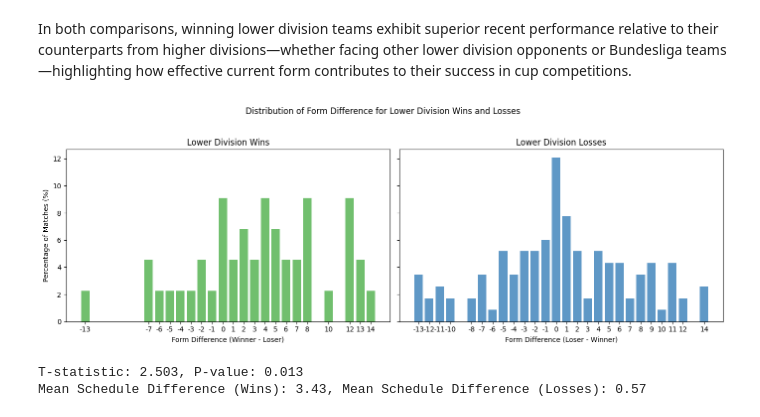
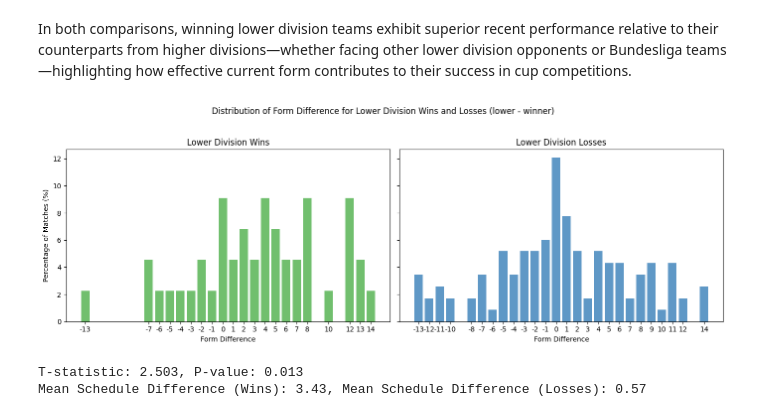
Before and after one commit to armin2080/DFB-Cup, a Jupyter notebook: notebook.ipynb, the cells around one changed output. Drawn from its saved outputs; the diff is of its cells as text; code cells hidden in the pictures.

```diff
--- a/notebook.ipynb
+++ b/notebook.ipynb
@@ -704,6 +706,6 @@ plt.show()
 # %%
 matches = pd.read_csv('datasets/final_datasets/cleaned_matches.csv')
-
+dfb_matches = pd.read_csv('datasets/final_datasets/dfb_matches.csv')
 
 matches = matches.drop_duplicates(subset=['match_link'], keep='last')
 
@@ -741,11 +743,23 @@ for index, row in winning_cases.iterrows():
         ((non_dfb_schedule['away_team'] == winner_team) & (non_dfb_schedule['away_score'] > non_dfb_schedule['home_score']))
     non_dfb_win_count = non_dfb_wins.sum()
     non_dfb_win_rate = non_dfb_win_count / total_non_dfb_matches if total_non_dfb_matches > 0 else 0
+    # Find the division of the winner_team in dfb_matches for the given season
+    division_row = dfb_matches[
+        ((dfb_matches['home_team'] == winner_team) | (dfb_matches['away_team'] == winner_team)) &
+        (dfb_matches['season'] == selected_match['season'])
+    ].iloc[0]
+
+    if division_row['home_team'] == winner_team:
+        winner_division = division_row['home_division']
+    else:
+        winner_division = division_row['away_division']
+
     winning_rates.append({
         'team': winner_team,
         'season': selected_match['season'],
         'dfb_win_rate': round(dfb_win_rate, 2),
-        'non_dfb_win_rate': round(non_dfb_win_rate, 2)
+        'non_dfb_win_rate': round(non_dfb_win_rate, 2),
+        'winner_division': winner_division
     })
 
 winning_rates = pd.DataFrame(winning_rates).drop_duplicates().reset_index(drop=True)
@@ -788,7 +802,7 @@ plt.axhline(avg_dfb, color='red', linestyle='--', linewidth=1, label='Avg DFB Wi
 plt.axvline(avg_non_dfb, color='blue', linestyle='--', linewidth=1, label='Avg Non-DFB Win Rate')
 
 plt.xlabel('Non-DFB Win Rate')
-plt.ylabel('DFB-Pokal Win Rate')
+plt.ylabel('DFB-Pokal Round')
 plt.title('Team Win Rates: DFB-Pokal vs Non-DFB Matches')
 plt.grid(True, linestyle='--', alpha=0.6)
 plt.tight_layout()
@@ -1588,23 +1604,23 @@ lower_loss_matches = dfb_matches[
     ((dfb_matches['away_division'] > dfb_matches['home_division']) & (dfb_matches['away_score'] < dfb_matches['home_score']))
 ].reset_index(drop=True)
 
-# Calculate form difference (winner form - loser form) for lower_win_matches
+# Calculate form difference for lower_win_matches
 lower_win_form_diff = []
 for _, row in lower_win_matches.iterrows():
-    if row['home_division'] > row['away_division'] and row['home_score'] > row['away_score']:
+    if row['home_division'] > row['away_division']:
         diff = row['home_team_form'] - row['away_team_form']
-    elif row['away_division'] > row['home_division'] and row['away_score'] > row['home_score']:
+    elif row['away_division'] > row['home_division']:
         diff = row['away_team_form'] - row['home_team_form']
     else:
         continue
     lower_win_form_diff.append(diff)
 
-# Calculate form difference (loser form - winner form) for lower_loss_matches
+# Calculate form differencefor lower_loss_matches
 lower_loss_form_diff = []
 for _, row in lower_loss_matches.iterrows():
-    if row['home_division'] > row['away_division'] and row['home_score'] < row['away_score']:
+    if row['home_division'] > row['away_division']:
         diff = row['home_team_form'] - row['away_team_form']
-    elif row['away_division'] > row['home_division'] and row['away_score'] < row['home_score']:
+    elif row['away_division'] > row['home_division']:
         diff = row['away_team_form'] - row['home_team_form']
     else:
         continue
@@ -1613,6 +1629,8 @@ for _, row in lower_loss_matches.iterrows():
 # Remove outliers (keep only values between -13 and 14)
 filtered_lower_win_form_diff = [x for x in lower_win_form_diff if -13 <= x <= 14]
 filtered_lower_loss_form_diff = [x for x in lower_loss_form_diff if -13 <= x <= 14]
+
+
 
 # Calculate percentage occurrence for each unique value in lower_win_form_diff
 unique_lower_win, counts_lower_win = np.unique(filtered_lower_win_form_diff, return_counts=True)
@@ -1629,35 +1647,35 @@ value_percentages_lower_loss = {val: (cnt / total_loss) * 100 for val, cnt in zi
 fig, axes = plt.subplots(1, 2, figsize=(14, 5), sharey=True)
 
 # Plot for lower_win_form_diff
 axes[0].bar(
     value_percentages_lower_win.keys(),
     value_percentages_lower_win.values(),
     alpha=0.8,
     color='#4daf4a'
 )
 win_keys = sorted(value_percentages_lower_win.keys())
 axes[0].set_xticks(win_keys)
 axes[0].set_xticklabels(win_keys)  # Keep it numeric for correct spacing
-axes[0].set_xlabel('Form Difference (Winner - Loser)')
+axes[0].set_xlabel('Form Difference')
 axes[0].set_ylabel('Percentage of Matches (%)')
 axes[0].set_title('Lower Division Wins')
 
 # Plot for lower_loss_form_diff
 axes[1].bar(
     value_percentages_lower_loss.keys(),
     value_percentages_lower_loss.values(),
     alpha=0.8,
     color='#377eb8'
 )
 loss_keys = sorted(value_percentages_lower_loss.keys())
 axes[1].set_xticks(loss_keys)
 axes[1].set_xticklabels(loss_keys)  # Keep it numeric for correct spacing
-axes[1].set_xlabel('Form Difference (Loser - Winner)')
+axes[1].set_xlabel('Form Difference')
 axes[1].set_title('Lower Division Losses')
 
-plt.suptitle('Distribution of Form Difference for Lower Division Wins and Losses')
+plt.suptitle('Distribution of Form Difference for Lower Division Wins and Losses (lower - winner)')
 plt.tight_layout(rect=[0, 0, 1, 0.95])
 plt.show()
 # %% [output]
-[figure, old version]
+[figure, new version]
 # %%
```
Also changed, not shown: parts of 10 cells of this notebook.
